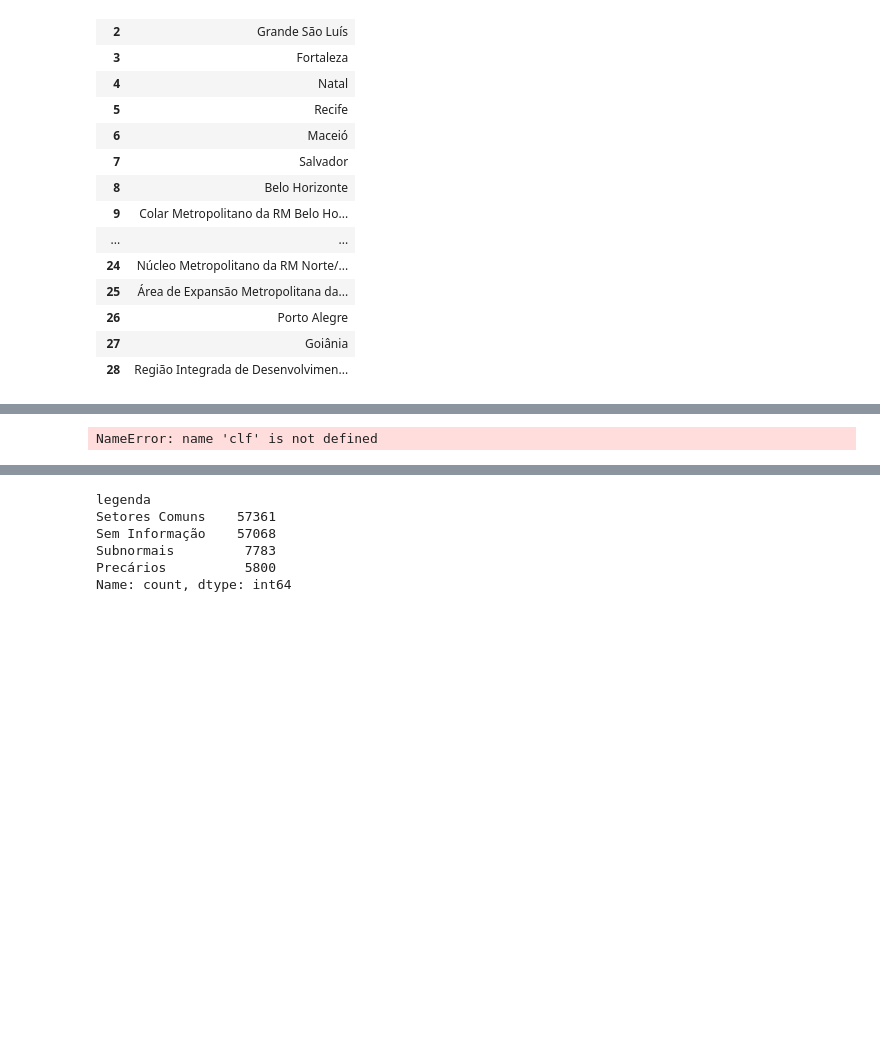
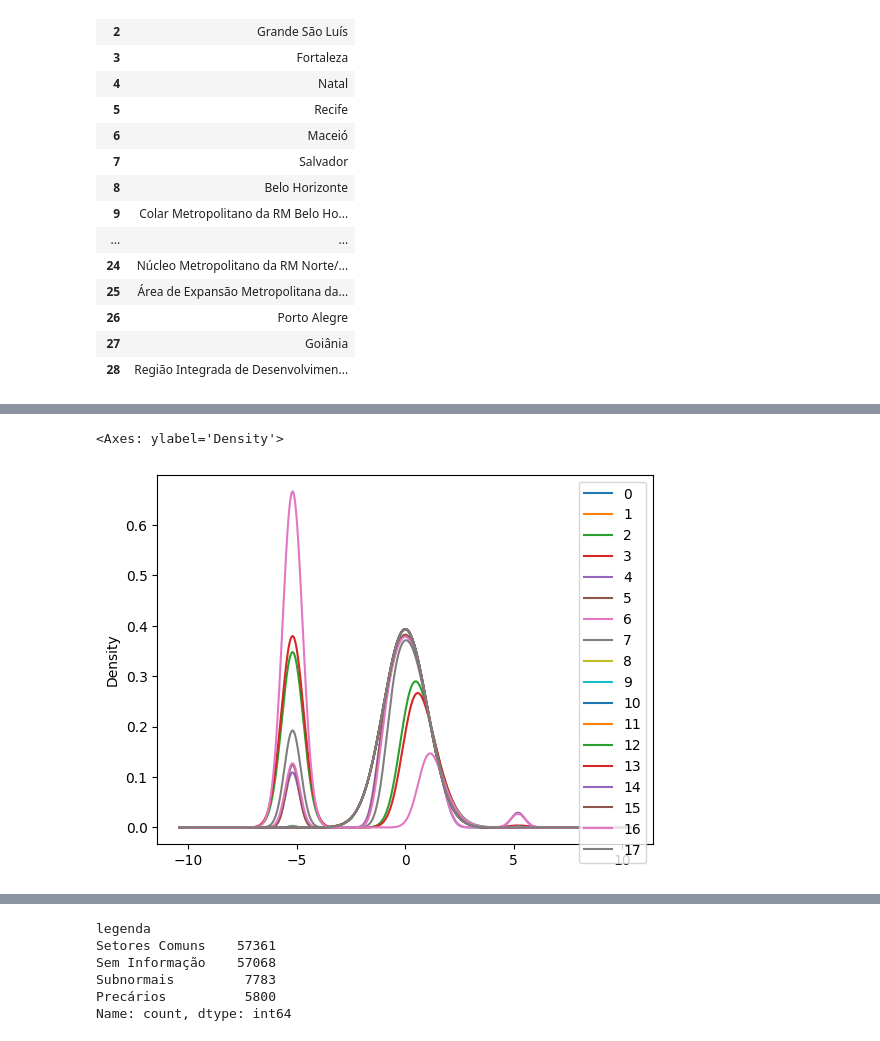
Before and after one commit to cem-usp/assentamentos-precarios-no-brasil-urbano, a Jupyter notebook: 04.1-processamento-regioes-2000.ipynb, the cells around one changed output, grey strips where cells are left out. Drawn from its saved outputs; the diff is of its cells as text; code cells hidden in the pictures; blank space fills up the shorter version.

```diff
--- a/04.1-processamento-regioes-2000.ipynb
+++ b/04.1-processamento-regioes-2000.ipynb
@@ -228,4 +289,0 @@ for rm in rms:
-# %%
-clf.coef_
-# %% [output]
-NameError: name 'clf' is not defined
@@ -231,0 +296,25 @@ NameError: name 'clf' is not defined
+# %%
+qt = QuantileTransformer(output_distribution='normal')
+seila = qt.fit_transform(df.loc[subnormal, dimensoes])
+pd.DataFrame(seila).plot.kde()
+
+# df.loc[subnormal].numero_medio_pessoas.plot.kde()
+# df.loc[~subnormal].numero_medio_pessoas.plot.kde()
+
+# df.loc[subnormal].anos_medios_estudo_responsavel.plot.kde()
+# df.loc[~subnormal].anos_medios_estudo_responsavel.plot.kde()
+
+# df.loc[subnormal].porcentagem_responsaveis_menos_8_anos_de_estudo.plot.kde()
+# df.loc[~subnormal].porcentagem_responsaveis_menos_8_anos_de_estudo.plot.kde()
+
+# df.loc[subnormal].porcentagem_responsaveis_nao_alfabetizado_com_menos_de_30_anos.plot.kde()
+# df.loc[~subnormal].porcentagem_responsaveis_nao_alfabetizado_com_menos_de_30_anos.plot.kde()
+
+# df.loc[subnormal].porcentagem_domicilios_sem_coleta_de_lixo.plot.kde()
+# df.loc[~subnormal].porcentagem_domicilios_sem_coleta_de_lixo.plot.kde()
+
+# df.loc[subnormal].porcentagem_domicilios_sem_coleta_de_lixo.plot.kde()
+# df.loc[~subnormal].porcentagem_domicilios_sem_coleta_de_lixo.plot.kde()
+# %% [output]
+<Axes: ylabel='Density'>
+[figure, added]
```
Also changed, not shown: parts of 31 cells of this notebook.
